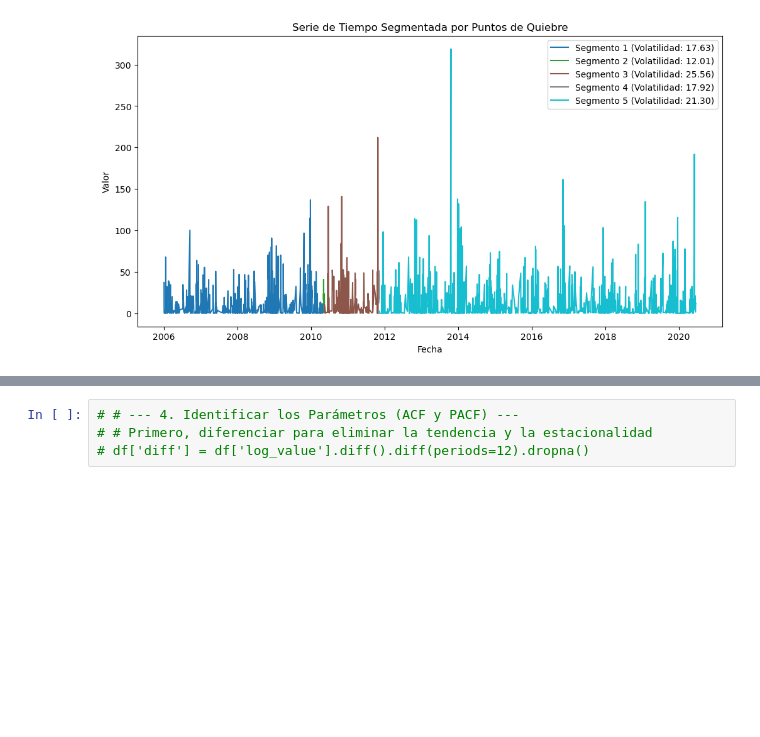
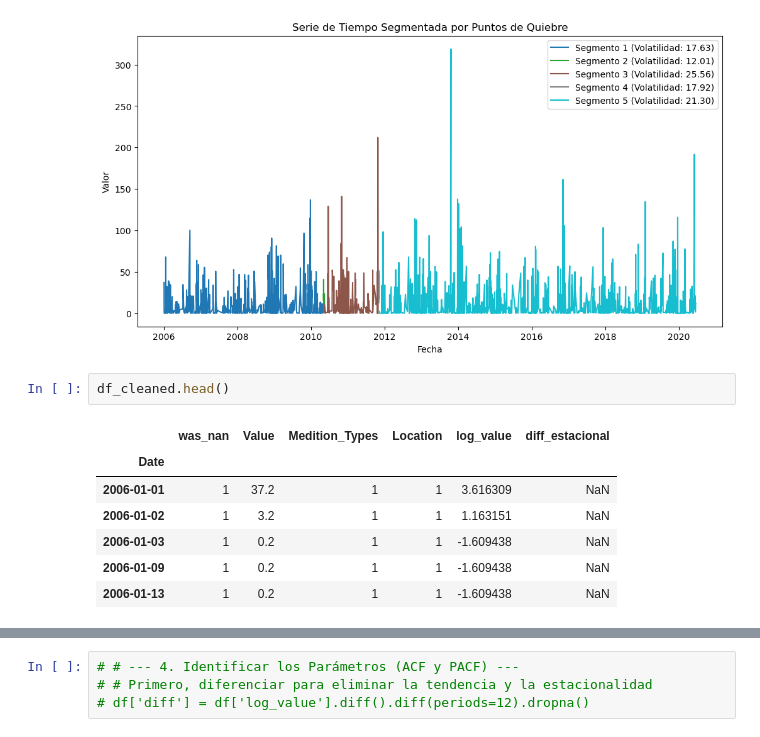
Before and after one commit to Bere333/Smart-Water-Analytics-BBRH, a Jupyter notebook: src/02_modeling_and_evaluation.ipynb, the cells around one changed output, grey strips where cells are left out. Saved outputs shown, nothing was run; the diff lists cells and outputs as text; blank space fills up the shorter version.

```diff
--- a/src/02_modeling_and_evaluation.ipynb
+++ b/src/02_modeling_and_evaluation.ipynb
@@ -385,3 +385,13 @@ Media (Nivel): 12.44
 Desviación Estándar (Volatilidad): 21.30
 Cambio en la Tendencia: 9.20
 [figure]
+# %%
+df_cleaned.head()
+# %% [output]
+|  | was_nan | Value | Medition_Types | Location | log_value | diff_estacional |
+| Date |  |  |  |  |  |  |
+| 2006-01-01 | 1 | 37.2 | 1 | 1 | 3.616309 | NaN |
+| 2006-01-02 | 1 | 3.2 | 1 | 1 | 1.163151 | NaN |
+| 2006-01-03 | 1 | 0.2 | 1 | 1 | -1.609438 | NaN |
+| 2006-01-09 | 1 | 0.2 | 1 | 1 | -1.609438 | NaN |
+| 2006-01-13 | 1 | 0.2 | 1 | 1 | -1.609438 | NaN |
```
Also changed, not shown: parts of 2 cells of this notebook.
